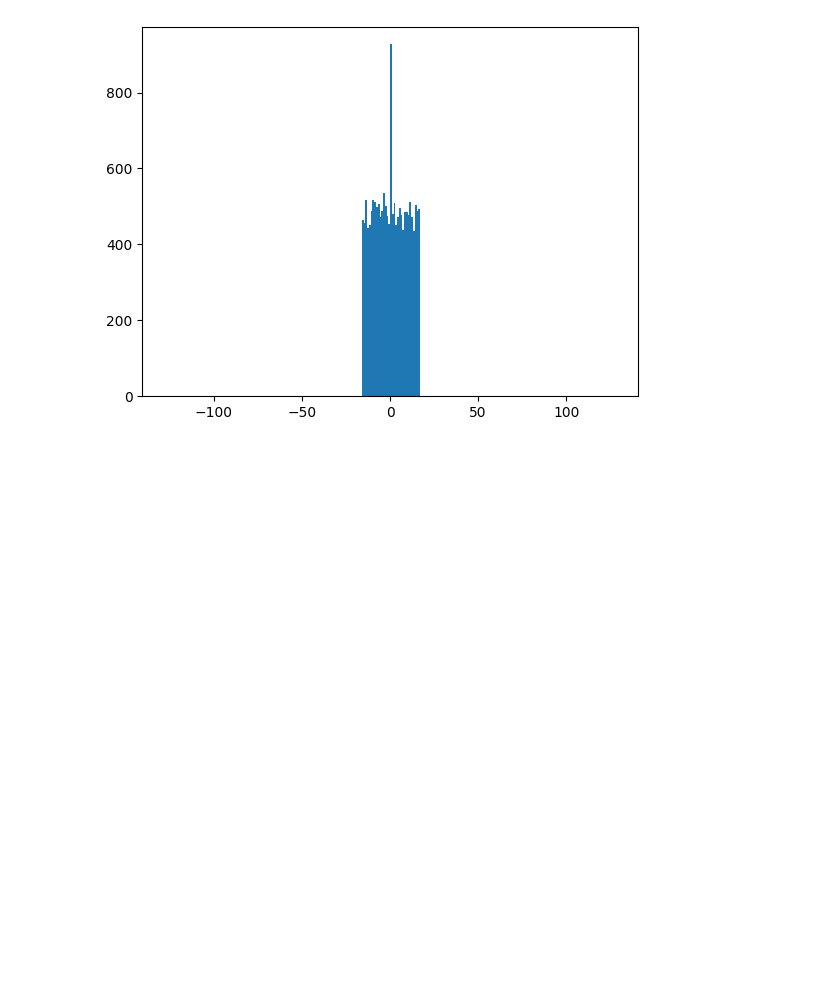
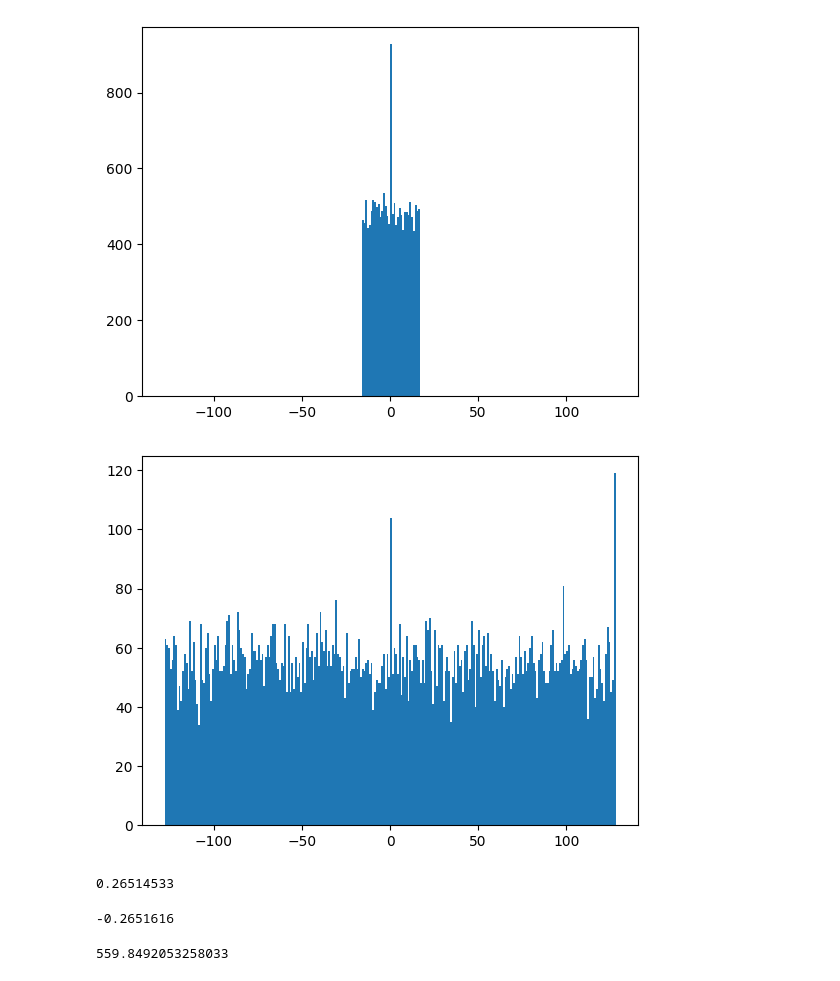
Before and after one commit to lava-nc/lava-dl, a Jupyter notebook: src/lava/lib/dl/slayer/state_space_models/sCIFAR/test_full_scifar_network_on_loihi.ipynb, the cells around one changed output. Cells and saved outputs as stored; diff of their text form; code cells hidden in the pictures; blank space fills up the shorter version.

```diff
--- a/src/lava/lib/dl/slayer/state_space_models/sCIFAR/test_full_scifar_network_on_loihi.ipynb
+++ b/src/lava/lib/dl/slayer/state_space_models/sCIFAR/test_full_scifar_network_on_loihi.ipynb
@@ -299,3 +324,20 @@ plt.hist(w, bins=1024);
 plt.hist((w* 64).astype(int), bins=256, range=(-128, 128));
 # %% [output]
 [figure]
+# %%
+scale = 128 / (np.abs(w).std() * 3)
+plt.hist((w* scale).astype(int), bins=256, range=(-128, 128));
+# %% [output]
+[figure, added]
+# %%
+w.max()
+# %% [output]
+0.26514533
+# %%
+w.min()
+# %% [output]
+-0.2651616
+# %%
+scale
+# %% [output]
+559.8492053258033
```
Also changed, not shown: parts of 12 cells of this notebook, 1 other file.
